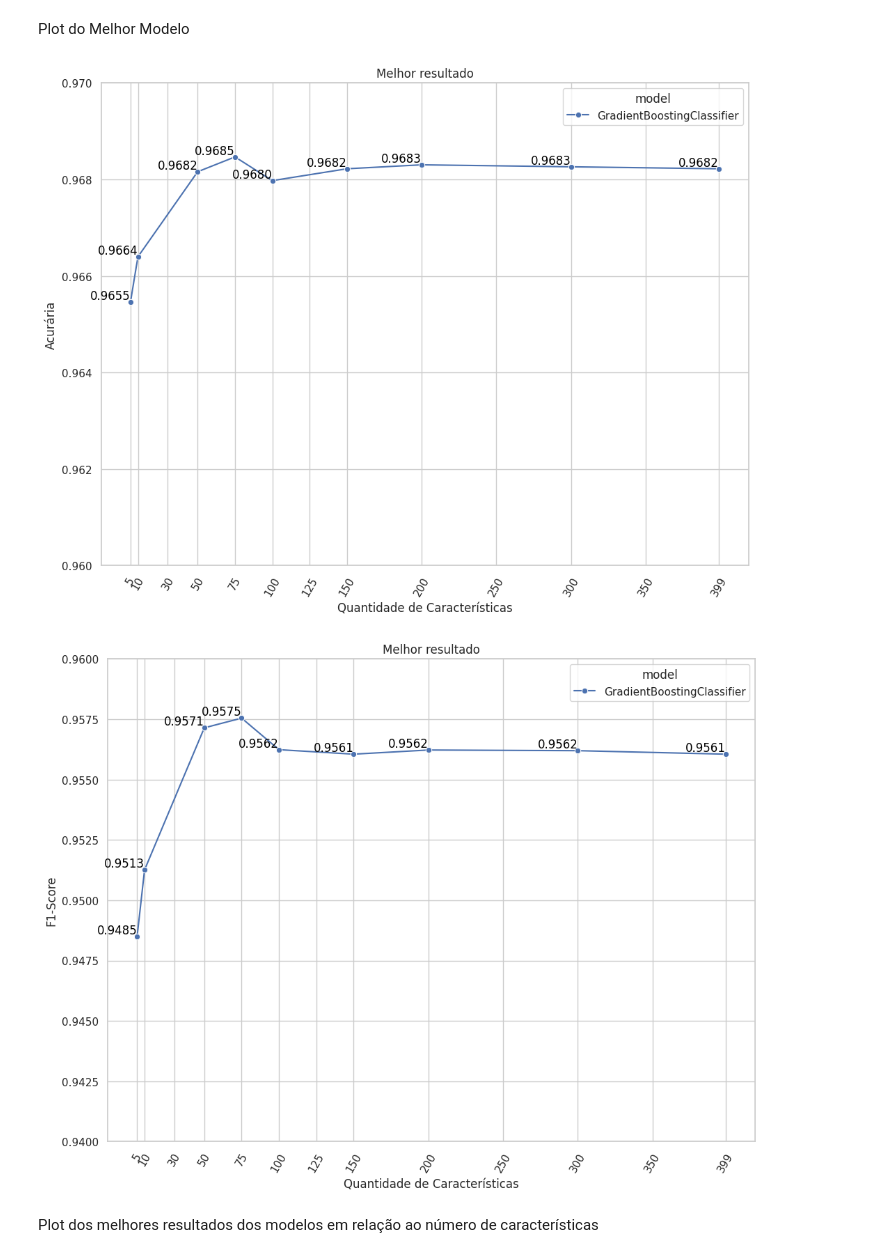
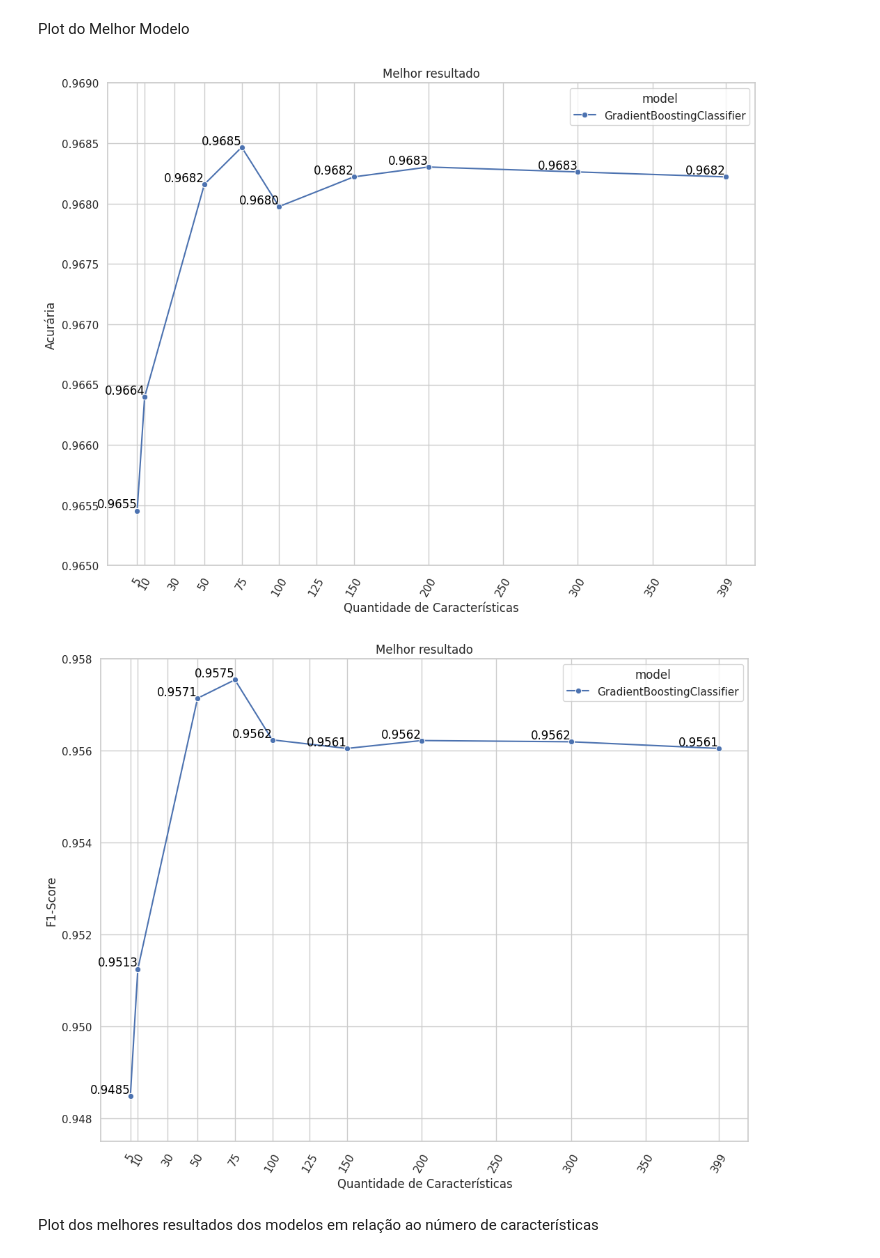
Before and after one commit to fsluizvictor/tcc_experiments_az_ml, a Jupyter notebook: src/notebooks/results/plot_experiments.ipynb, the cells around one changed output. Saved outputs shown, nothing was run; the diff lists cells and outputs as text; code cells hidden in the pictures.

```diff
--- a/src/notebooks/results/plot_experiments.ipynb
+++ b/src/notebooks/results/plot_experiments.ipynb
@@ -135,22 +135,22 @@ plot_metrics_selector_by_best_model(metric=metric,
                                     title='Melhor resultado',
                                     x_label='Quantidade de Características',
                                     y_label='Acurária',
-                                    y_lim=(0.96,0.97))
+                                    y_lim=(0.965,0.969))
 # %% [output]
-[figure, old version]
+[figure, new version]
 # %%
 selector = 'SPEARMAN'
 metric = 'test_f1_score_average_weighted'
 best_model = 'GradientBoostingClassifier'
 
 plot_metrics_selector_by_best_model(metric=metric,
                                     df=df[(df['selector'] == selector) & (df['model'] == best_model)],
                                     title='Melhor resultado',
                                     x_label='Quantidade de Características',
                                     y_label='F1-Score',
-                                    y_lim=(0.94, 0.96))
+                                    y_lim=(0.9475, 0.9580))
 # %% [output]
-[figure, old version]
+[figure, new version]
 # %% [markdown]
 Plot dos melhores resultados dos modelos em relação ao número de características
 # %%
```
Also changed, not shown: parts of 2 cells of this notebook, 2 other files.
